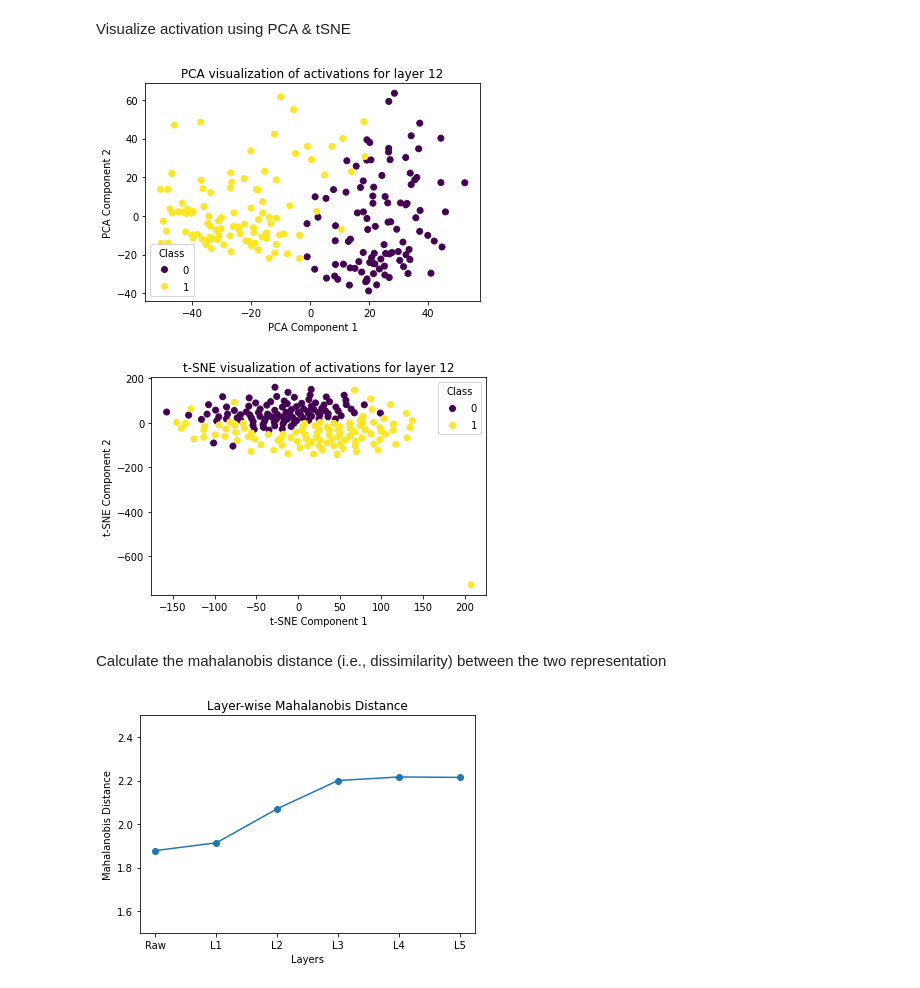
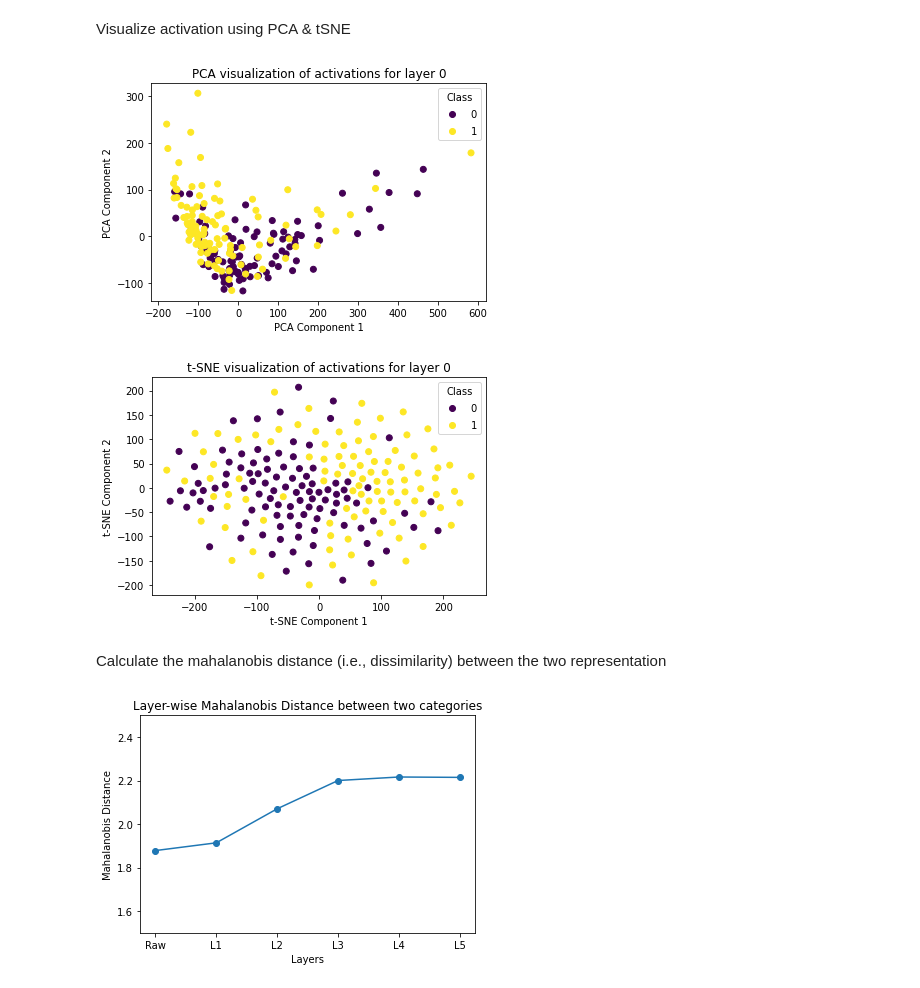
Before and after one commit to WoochulChoi/cogpsych2023_Tutorial, a Jupyter notebook: Tutorial_AlexNet_v1.ipynb, the cells around one changed output. Saved outputs shown, nothing was run; the diff lists cells and outputs as text; code cells hidden in the pictures.

```diff
--- a/Tutorial_AlexNet_v1.ipynb
+++ b/Tutorial_AlexNet_v1.ipynb
@@ -133,7 +137,7 @@ Visualize Activation in the first layer
 output = model(img_tensor)
 
 # Get the activations for the first convolutional layer
-activations = model.features[:2](img_tensor)
+activations = model.features[0](img_tensor)
 activations = activations[0].detach().numpy()
 
 # Plot the activations for the first convolutional layer
@@ -377,36 +381,36 @@ def visualize_pca(activations, labels, layer_name):
     plt.show()
 
 # Visualize activations using t-SNE
 def visualize_tsne(activations, labels, layer_name):
     tsne = TSNE(n_components=2)
     reduced_activations = tsne.fit_transform(activations)
 
     fig, ax = plt.subplots()
     scatter = ax.scatter(reduced_activations[:, 0], reduced_activations[:, 1], c=labels)
     ax.set_title(f't-SNE visualization of activations for layer {layer_name}')
     ax.set_xlabel('t-SNE Component 1')
     ax.set_ylabel('t-SNE Component 2')
     ax.legend(*scatter.legend_elements(), title="Class")
     plt.show()
 
-x = 12 # the layer number you want to visualize
+x = 0 # the layer number you want to visualize
 
 # Extract activations from layer x for each category
 category1_activations_x = [tensor[x].flatten().detach().numpy() for tensor in category1_activations]
 category2_activations_x = [tensor[x].flatten().detach().numpy() for tensor in category2_activations]
 
 # Concatenate activations from category 1 and 2
 all_activations = np.concatenate([category1_activations_x, category2_activations_x], axis=0)
 all_activations = all_activations.reshape(all_activations.shape[0], -1)
 
 # Labels for category 1 and 2
 labels = [0] * len(category1_activations_x) + [1] * len(category2_activations_x)
 
 visualize_pca(all_activations, labels, temp_module[x][0])
 visualize_tsne(all_activations, labels, temp_module[x][0])
 # %% [output]
-[figure, old version]
+[figure, new version]
-[figure, old version]
+[figure, new version]
 # %% [markdown]
 Calculate the mahalanobis distance (i.e., dissimilarity) between the two representation
 # %%
@@ -462,4 +466,4 @@ plt.title("Layer-wise Mahalanobis Distance between two categories")
 plt.ylim(1.5, 2.5)
 plt.show()
 # %% [output]
-[figure, old version]
+[figure, new version]
```
Also changed, not shown: parts of 7 cells of this notebook.
